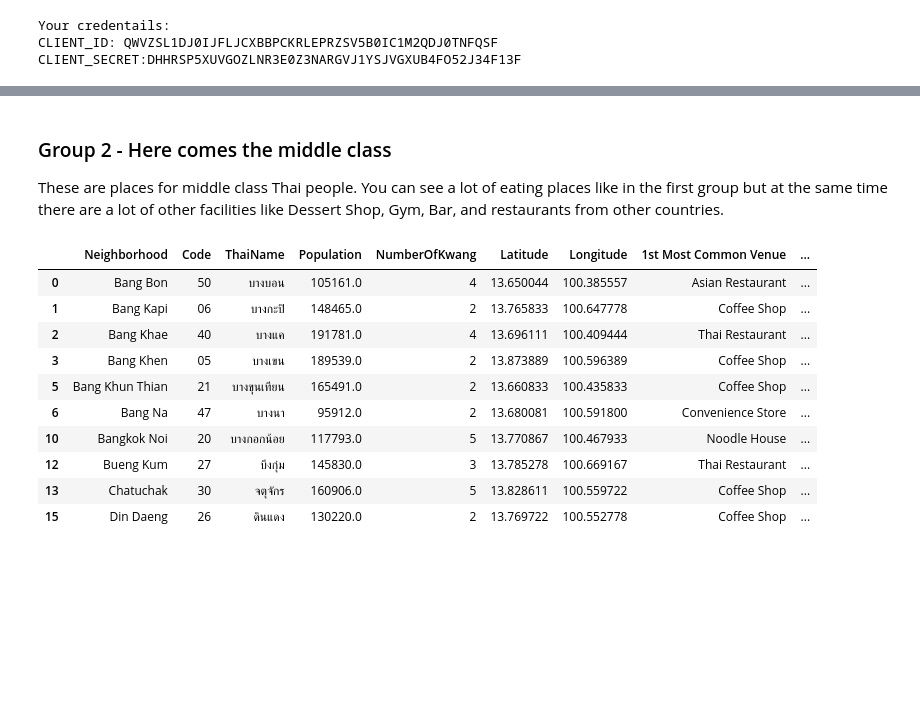
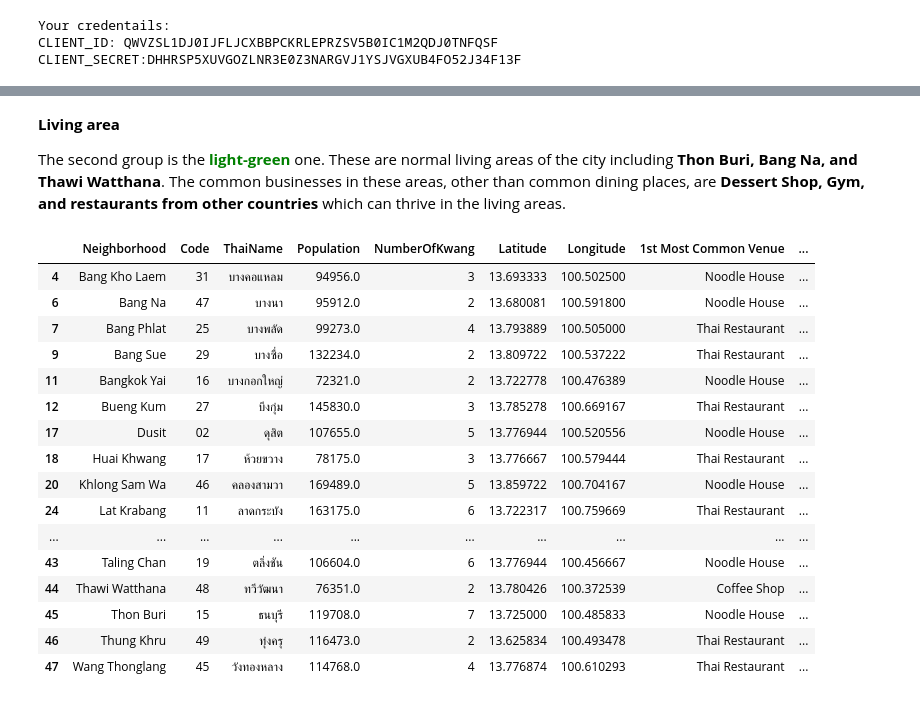
Before and after one commit to ChayutWo/Collaborative_Filtering_Movies, a Jupyter notebook: Neighborhoods_Segmentation_Bangkok.ipynb, the cells around one changed output, grey strips where cells are left out. Saved outputs shown, nothing was run; the diff lists cells and outputs as text; code cells hidden in the pictures; blank space fills up the shorter version.

Commit message:
Finalizing project

```diff
--- a/Neighborhoods_Segmentation_Bangkok.ipynb
+++ b/Neighborhoods_Segmentation_Bangkok.ipynb
@@ -396,18 +455,24 @@ bangkok_final[bangkok_final['Cluster Labels'] == 1].head(10)
-# %% [markdown]
-### Group 2 - Here comes the middle class ###
-
-These are places for middle class Thai people. You can see a lot of eating places like in the first group but at the same time there are a lot of other facilities like Dessert Shop, Gym, Bar, and restaurants from other countries.
+# %% [markdown]
+**Living area**
+
+The second group is the <font color = 'green'> **light-green** </font> one. These are normal living areas of the city including **Thon Buri, Bang Na, and Thawi Watthana**. The common businesses in these areas, other than common dining places, are **Dessert Shop, Gym, and restaurants from other countries** which can thrive in the living areas.
 # %%
-bangkok_final[bangkok_final['Cluster Labels'] == 2].head(10)
+bangkok_final[bangkok_final['Cluster Labels'] == 2].head(20)
 # %% [output]
 |  | Neighborhood | Code | ThaiName | Population | NumberOfKwang | Latitude | Longitude | 1st Most Common Venue | ... |
-| 0 | Bang Bon | 50 | บางบอน | 105161.0 | 4 | 13.650044 | 100.385557 | Asian Restaurant | ... |
-| 1 | Bang Kapi | 06 | บางกะปิ | 148465.0 | 2 | 13.765833 | 100.647778 | Coffee Shop | ... |
-| 2 | Bang Khae | 40 | บางแค | 191781.0 | 4 | 13.696111 | 100.409444 | Thai Restaurant | ... |
-| 3 | Bang Khen | 05 | บางเขน | 189539.0 | 2 | 13.873889 | 100.596389 | Coffee Shop | ... |
-| 5 | Bang Khun Thian | 21 | บางขุนเทียน | 165491.0 | 2 | 13.660833 | 100.435833 | Coffee Shop | ... |
-| 6 | Bang Na | 47 | บางนา | 95912.0 | 2 | 13.680081 | 100.591800 | Convenience Store | ... |
-| 10 | Bangkok Noi | 20 | บางกอกน้อย | 117793.0 | 5 | 13.770867 | 100.467933 | Noodle House | ... |
+| 4 | Bang Kho Laem | 31 | บางคอแหลม | 94956.0 | 3 | 13.693333 | 100.502500 | Noodle House | ... |
+| 6 | Bang Na | 47 | บางนา | 95912.0 | 2 | 13.680081 | 100.591800 | Noodle House | ... |
+| 7 | Bang Phlat | 25 | บางพลัด | 99273.0 | 4 | 13.793889 | 100.505000 | Thai Restaurant | ... |
+| 9 | Bang Sue | 29 | บางซื่อ | 132234.0 | 2 | 13.809722 | 100.537222 | Thai Restaurant | ... |
+| 11 | Bangkok Yai | 16 | บางกอกใหญ่ | 72321.0 | 2 | 13.722778 | 100.476389 | Noodle House | ... |
 | 12 | Bueng Kum | 27 | บึงกุ่ม | 145830.0 | 3 | 13.785278 | 100.669167 | Thai Restaurant | ... |
-| 13 | Chatuchak | 30 | จตุจักร | 160906.0 | 5 | 13.828611 | 100.559722 | Coffee Shop | ... |
-| 15 | Din Daeng | 26 | ดินแดง | 130220.0 | 2 | 13.769722 | 100.552778 | Coffee Shop | ... |
+| 17 | Dusit | 02 | ดุสิต | 107655.0 | 5 | 13.776944 | 100.520556 | Noodle House | ... |
+| 18 | Huai Khwang | 17 | ห้วยขวาง | 78175.0 | 3 | 13.776667 | 100.579444 | Thai Restaurant | ... |
+| 20 | Khlong Sam Wa | 46 | คลองสามวา | 169489.0 | 5 | 13.859722 | 100.704167 | Noodle House | ... |
+| 24 | Lat Krabang | 11 | ลาดกระบัง | 163175.0 | 6 | 13.722317 | 100.759669 | Thai Restaurant | ... |
+| ... | ... | ... | ... | ... | ... | ... | ... | ... | ... |
+| 43 | Taling Chan | 19 | ตลิ่งชัน | 106604.0 | 6 | 13.776944 | 100.456667 | Noodle House | ... |
+| 44 | Thawi Watthana | 48 | ทวีวัฒนา | 76351.0 | 2 | 13.780426 | 100.372539 | Coffee Shop | ... |
+| 45 | Thon Buri | 15 | ธนบุรี | 119708.0 | 7 | 13.725000 | 100.485833 | Noodle House | ... |
+| 46 | Thung Khru | 49 | ทุ่งครุ | 116473.0 | 2 | 13.625834 | 100.493478 | Thai Restaurant | ... |
+| 47 | Wang Thonglang | 45 | วังทองหลาง | 114768.0 | 4 | 13.776874 | 100.610293 | Thai Restaurant | ... |
```
Also changed, not shown: parts of 51 cells of this notebook, 3 other files.
